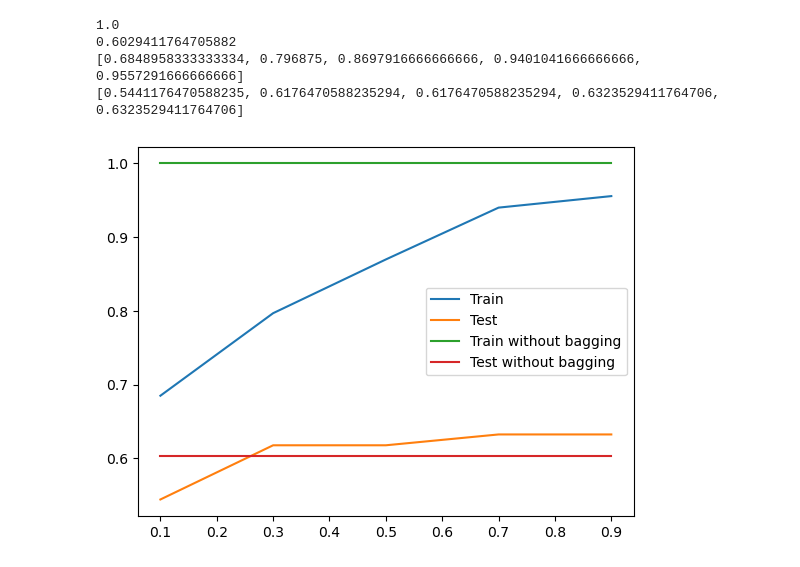
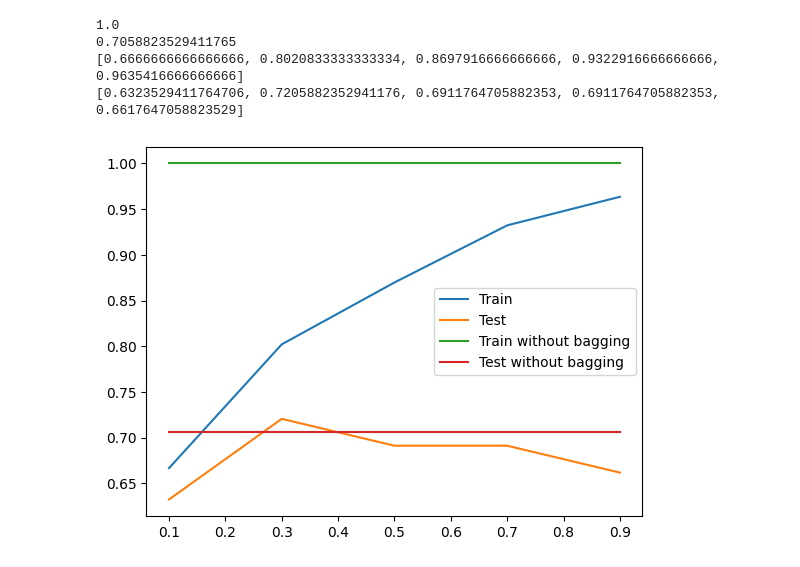
Before and after one commit to csci-567-project-KNQM/bagging-vs-boosting, a Jupyter notebook: main.ipynb, the cells around one changed output. Cells and saved outputs as stored; diff of their text form; code cells hidden in the pictures.

```diff
--- a/main.ipynb
+++ b/main.ipynb
@@ -84,16 +239,17 @@ plot_acc_vs_n_models(list_n_models, list_tr_acc, list_te_acc, nobag_tr_acc, noba
 # %%
-log_regr = LogisticRegression(penalty=None, max_iter=1000)
-log_regr.fit(X_train_arrh, y_train_arrh)
-nobag_tr_acc = log_regr.score(X_train_arrh, y_train_arrh)
-nobag_te_acc = log_regr.score(X_test_arrh, y_test_arrh)
+X_train, X_test, y_train, y_test = get_dataset('arrhythmia')
+
+log_regr = LogisticRegression(penalty=None, max_iter=5000)
+log_regr.fit(X_train, y_train)
+nobag_tr_acc = log_regr.score(X_train, y_train)
+nobag_te_acc = log_regr.score(X_test, y_test)
 print(nobag_tr_acc)
 print(nobag_te_acc)
 
 list_tr_acc = []
 list_te_acc = []
 for n_models in list_n_models:
-    tr_acc, te_acc = bagging_log_regr(X_train_arrh,
-                                      X_test_arrh, y_train_arrh, y_test_arrh, n_models, 0.5)
+    tr_acc, te_acc = bagging_log_regr(X_train, X_test, y_train, y_test, n_models, 0.5)
     list_tr_acc.append(tr_acc)
     list_te_acc.append(te_acc)
 print(list_tr_acc)
@@ -117,21 +273,24 @@ def plot_acc_vs_n_examples(list_n_examples, list_tr_acc, list_te_acc, nobag_tr_a
     plt.legend(loc='best')
     plt.show()
 # %%
+# Test on fraction of examples used to train each base learners
+
 list_n_examples = [0.1, 0.3, 0.5, 0.7, 0.9]
 
-log_regr = LogisticRegression(penalty=None, max_iter=1000)
-log_regr.fit(X_train_wdbc, y_train_wdbc)
-nobag_tr_acc = log_regr.score(X_train_wdbc, y_train_wdbc)
-nobag_te_acc = log_regr.score(X_test_wdbc, y_test_wdbc)
+X_train, X_test, y_train, y_test = get_dataset('wdbc')
+
+log_regr = LogisticRegression(penalty=None, max_iter=5000)
+log_regr.fit(X_train, y_train)
+nobag_tr_acc = log_regr.score(X_train, y_train)
+nobag_te_acc = log_regr.score(X_test, y_test)
 print(nobag_tr_acc)
 print(nobag_te_acc)
 
 
 list_tr_acc = []
 list_te_acc = []
-for n_models in list_n_examples:
-    tr_acc, te_acc = bagging_log_regr(X_train_wdbc,
-                                      X_test_wdbc, y_train_wdbc, y_test_wdbc, 10, n_models)
+for n_examples in list_n_examples:
+    tr_acc, te_acc = bagging_log_regr(X_train, X_test, y_train, y_test, 10, n_examples)
     list_tr_acc.append(tr_acc)
     list_te_acc.append(te_acc)
 print(list_tr_acc)
@@ -146,27 +305,26 @@ plot_acc_vs_n_examples(list_n_examples, list_tr_acc, list_te_acc, nobag_tr_acc,
 # %%
-list_n_examples = [0.1, 0.3, 0.5, 0.7, 0.9]
+X_train, X_test, y_train, y_test = get_dataset('arrhythmia')
 
-log_regr = LogisticRegression(penalty=None, max_iter=1000)
-log_regr.fit(X_train_arrh, y_train_arrh)
-nobag_tr_acc = log_regr.score(X_train_arrh, y_train_arrh)
-nobag_te_acc = log_regr.score(X_test_arrh, y_test_arrh)
+log_regr = LogisticRegression(penalty=None, max_iter=5000)
+log_regr.fit(X_train, y_train)
+nobag_tr_acc = log_regr.score(X_train, y_train)
+nobag_te_acc = log_regr.score(X_test, y_test)
 print(nobag_tr_acc)
 print(nobag_te_acc)
 
 
 list_tr_acc = []
 list_te_acc = []
-for n_models in list_n_examples:
-    tr_acc, te_acc = bagging_log_regr(X_train_arrh,
-                                      X_test_arrh, y_train_arrh, y_test_arrh, 10, n_models)
+for n_examples in list_n_examples:
+    tr_acc, te_acc = bagging_log_regr(X_train, X_test, y_train, y_test, 10, n_examples)
     list_tr_acc.append(tr_acc)
     list_te_acc.append(te_acc)
 print(list_tr_acc)
 print(list_te_acc)
 plot_acc_vs_n_examples(list_n_examples, list_tr_acc, list_te_acc, nobag_tr_acc, nobag_te_acc)
 # %% [output]
 1.0
-0.6029411764705882
-[0.6848958333333334, 0.796875, 0.8697916666666666, 0.9401041666666666, 0.9557291666666666]
-[0.5441176470588235, 0.6176470588235294, 0.6176470588235294, 0.6323529411764706, 0.6323529411764706]
+0.7058823529411765
+[0.6666666666666666, 0.8020833333333334, 0.8697916666666666, 0.9322916666666666, 0.9635416666666666]
+[0.6323529411764706, 0.7205882352941176, 0.6911764705882353, 0.6911764705882353, 0.6617647058823529]
-[figure, old version]
+[figure, new version]
```
Also changed, not shown: parts of 12 cells of this notebook, 9 other files.
